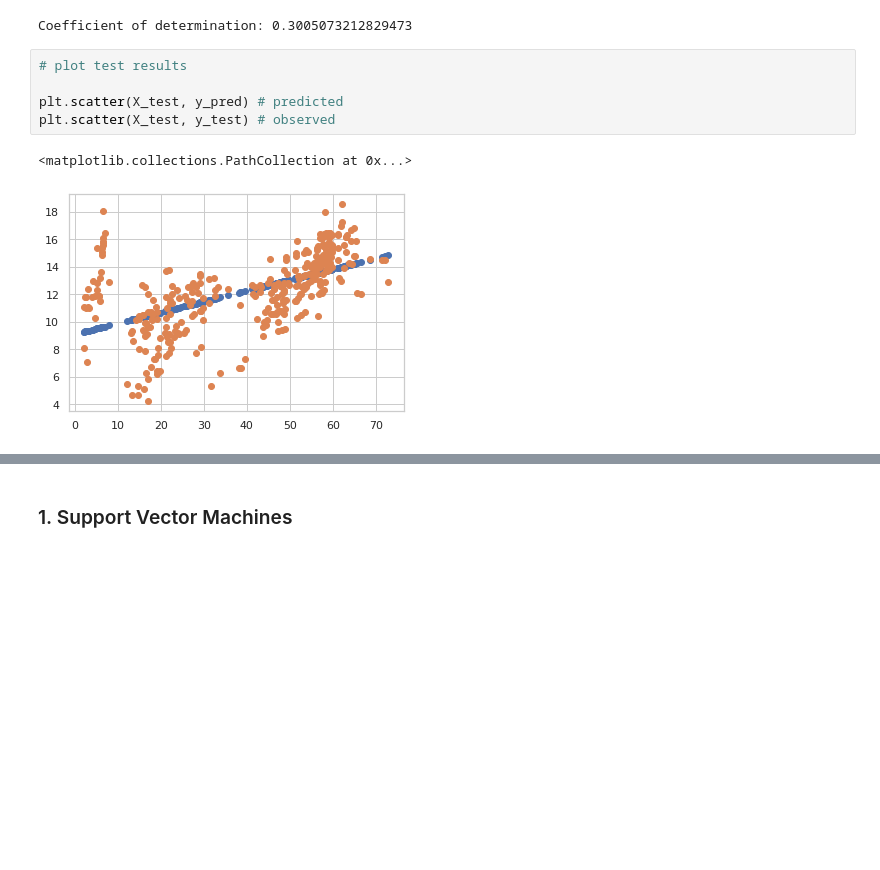
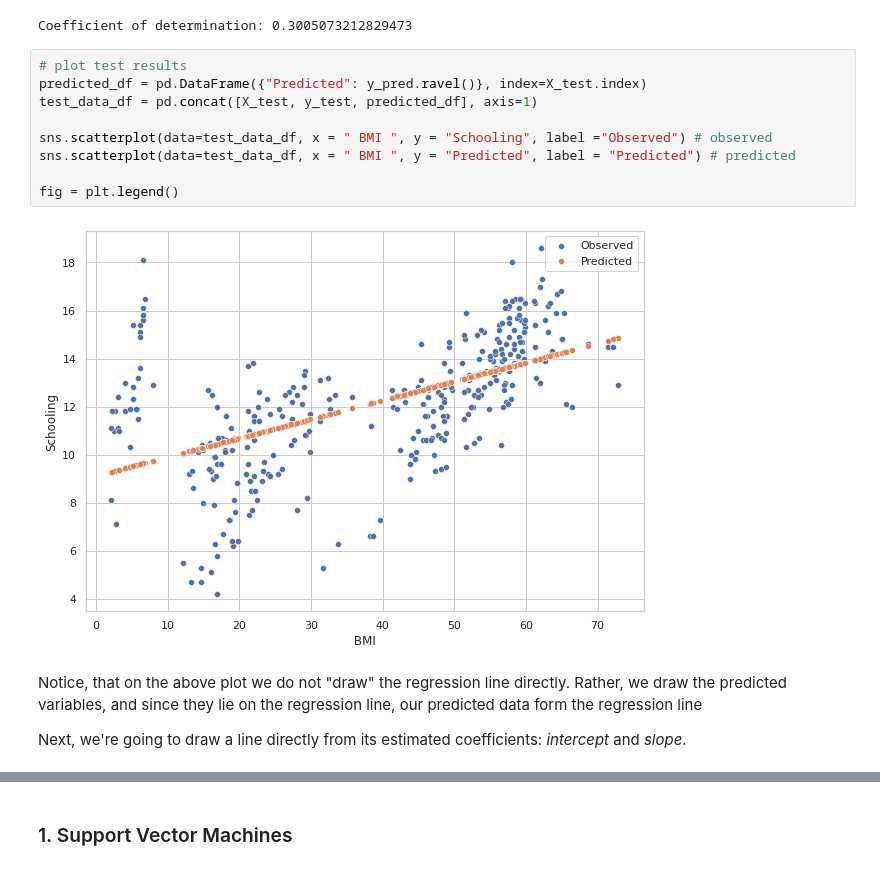
Before and after one commit to abelowska/eegML, a Jupyter notebook: Classes_04_nonlinear_regression_pipelines.ipynb, the cells around one changed output, grey strips where cells are left out. Saved outputs shown, nothing was run; the diff lists cells and outputs as text; blank space fills up the shorter version.

```diff
--- a/Classes_04_nonlinear_regression_pipelines.ipynb
+++ b/Classes_04_nonlinear_regression_pipelines.ipynb
@@ -337,11 +338,18 @@ y_pred = pipe.predict(X_test)
 print(f"Coefficient of determination: {r2_score(y_test.to_numpy(), y_pred )}")
 # %% [output]
 Coefficient of determination: 0.3005073212829473
-# %%
-# plot test results
-
-plt.scatter(X_test, y_pred) # predicted
-plt.scatter(X_test, y_test) # observed
-# %% [output]
-<matplotlib.collections.PathCollection at 0x...>
-[figure, removed]
+# %%
+# plot test results
+predicted_df = pd.DataFrame({"Predicted": y_pred.ravel()}, index=X_test.index)
+test_data_df = pd.concat([X_test, y_test, predicted_df], axis=1)
+
+sns.scatterplot(data=test_data_df, x = " BMI ", y = "Schooling", label ="Observed") # observed
+sns.scatterplot(data=test_data_df, x = " BMI ", y = "Predicted", label = "Predicted") # predicted
+
+fig = plt.legend()
+# %% [output]
+[figure, added]
+# %% [markdown]
+Notice, that on the above plot we do not "draw" the regression line directly.  Rather, we draw the predicted variables, and since they lie on the regression line, our predicted data form the regression line
+
+Next, we're going to draw a line directly from its estimated coefficients: *intercept* and *slope*.
```
Also changed, not shown: parts of 56 cells of this notebook.
